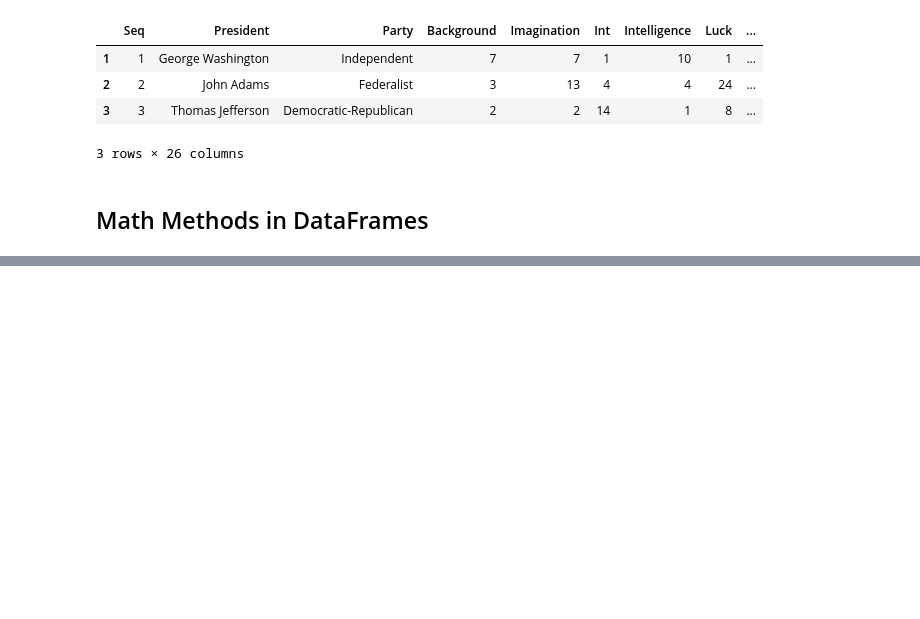
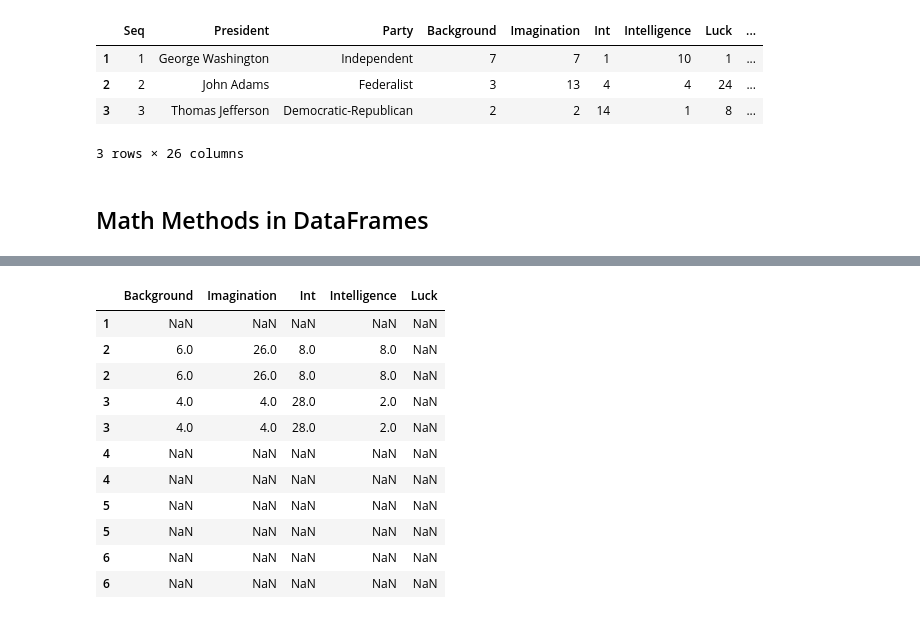
Before and after one commit to matovu-ronald/effective-pandas-for-data-manipulation, a Jupyter notebook: pandas-dataframes.ipynb, the cells around one changed output, grey strips where cells are left out. Saved outputs shown, nothing was run; the diff lists cells and outputs as text; code cells hidden in the pictures; blank space fills up the shorter version.

```diff
--- a/pandas-dataframes.ipynb
+++ b/pandas-dataframes.ipynb
@@ -298,0 +355,15 @@ pres.head(3)
+# %%
+scores.iloc[:3, :4] + pd.concat([scores.iloc[1:6, :5]] * 2)
+# %% [output]
+|  | Background | Imagination | Int | Intelligence | Luck |
+| 1 | NaN | NaN | NaN | NaN | NaN |
+| 2 | 6.0 | 26.0 | 8.0 | 8.0 | NaN |
+| 2 | 6.0 | 26.0 | 8.0 | 8.0 | NaN |
+| 3 | 4.0 | 4.0 | 28.0 | 2.0 | NaN |
+| 3 | 4.0 | 4.0 | 28.0 | 2.0 | NaN |
+| 4 | NaN | NaN | NaN | NaN | NaN |
+| 4 | NaN | NaN | NaN | NaN | NaN |
+| 5 | NaN | NaN | NaN | NaN | NaN |
+| 5 | NaN | NaN | NaN | NaN | NaN |
+| 6 | NaN | NaN | NaN | NaN | NaN |
+| 6 | NaN | NaN | NaN | NaN | NaN |
```
Also changed, not shown: parts of 7 cells of this notebook.
